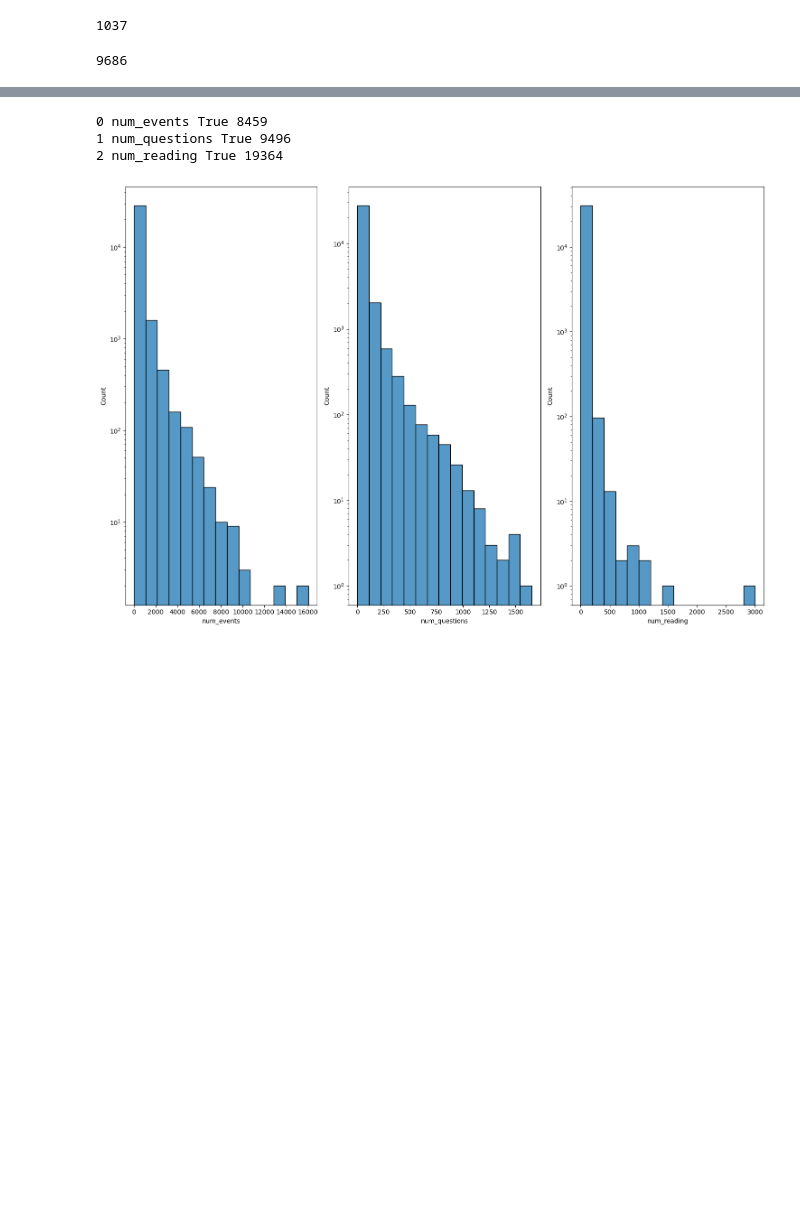
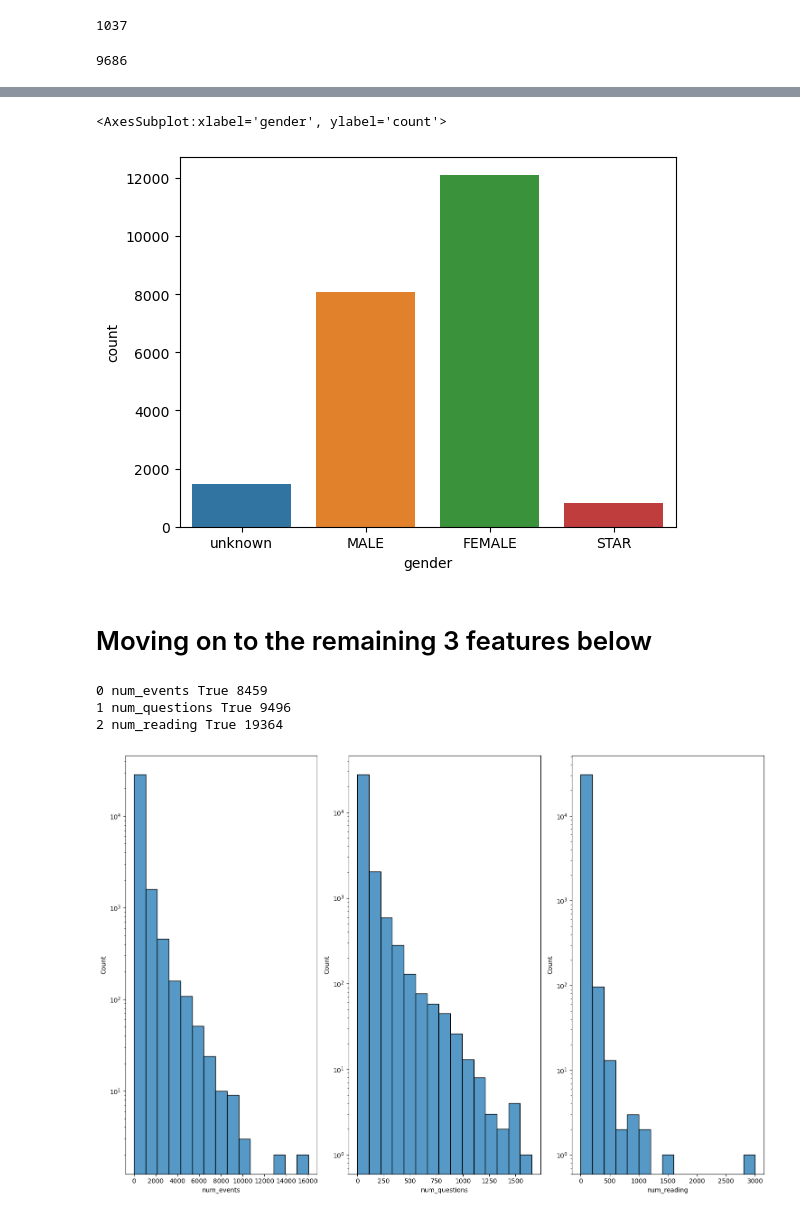
Before and after one commit to aybarsyazici/EPFL-CS421-MLBD, a Jupyter notebook: project/milestone-02/m2_lernnavi_sciper.ipynb, the cells around one changed output, grey strips where cells are left out. Cells and saved outputs as stored; diff of their text form; code cells hidden in the pictures; blank space fills up the shorter version.

```diff
--- a/project/milestone-02/m2_lernnavi_sciper.ipynb
+++ b/project/milestone-02/m2_lernnavi_sciper.ipynb
@@ -618,3 +653,11 @@ We can clearly see that Percentage_correct follows a gaussian distribution excep
+# %%
+# plot the categorical features
+sns.countplot(data=df[df.num_events > 0], x='gender')
+# %% [output]
+<AxesSubplot:xlabel='gender', ylabel='count'>
+[figure, added]
+# %% [markdown]
+# Moving on to the remaining 3 features below
 # %%
 fig, axes = plt.subplots(nrows=1, ncols=3, figsize=(15, 10))
 # drop rows with 0 events
```
Also changed, not shown: parts of 54 cells of this notebook, 1 other file.
